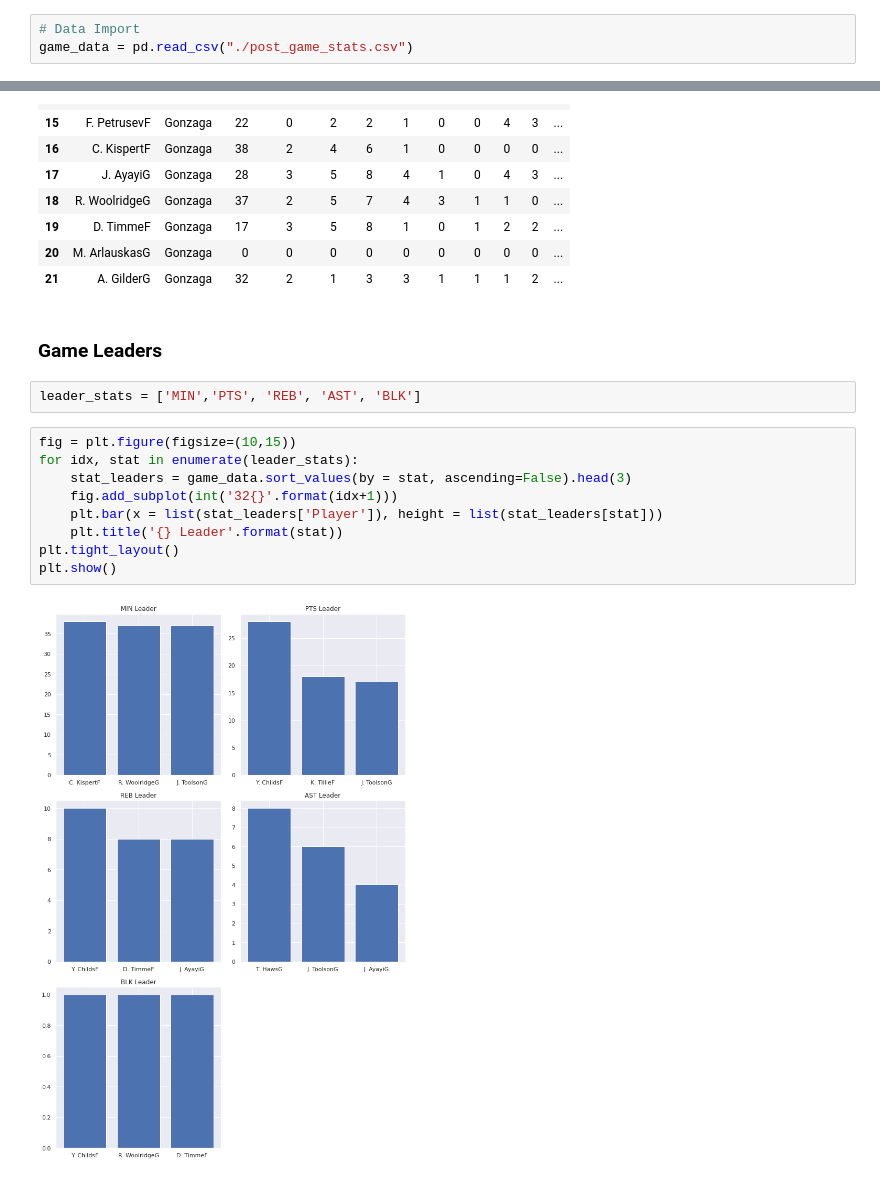
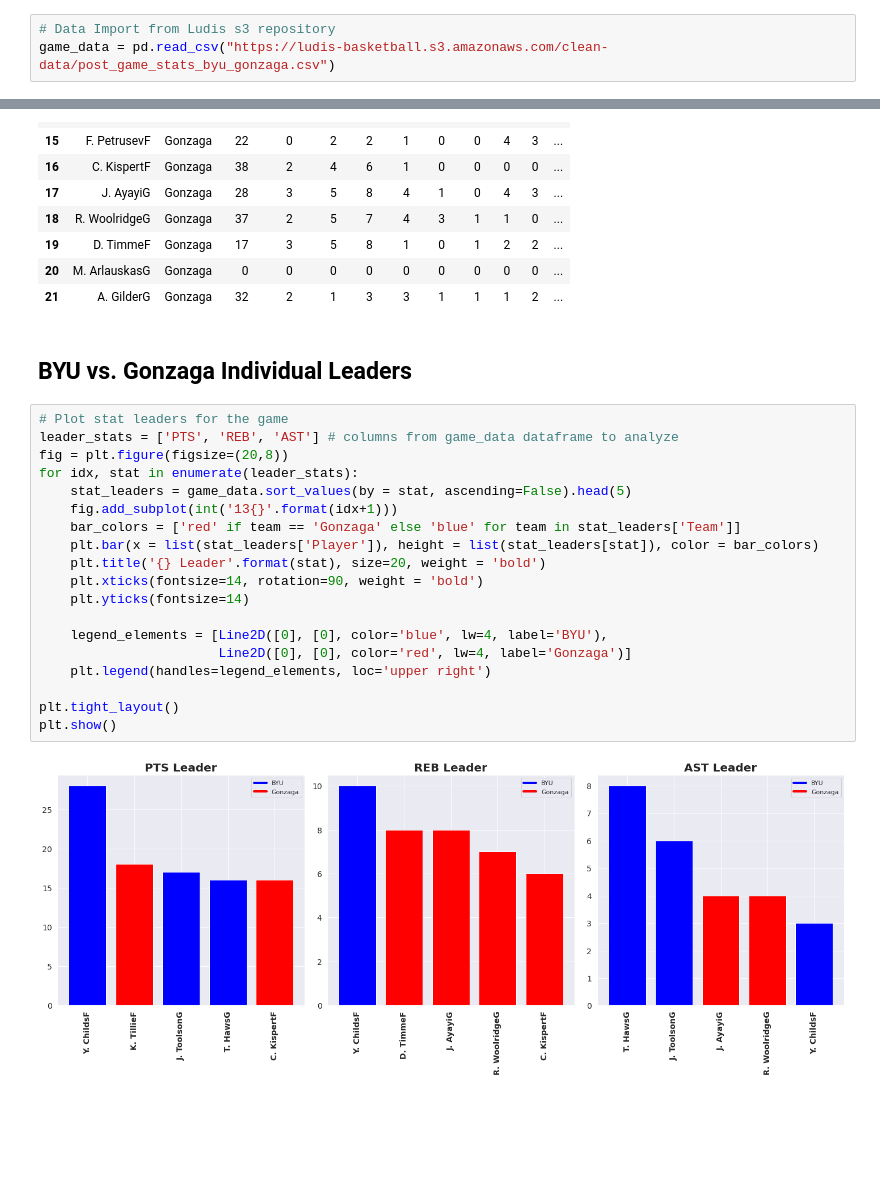
Before and after one commit to natejenkins21/fakereport, a Jupyter notebook: demoreport.ipynb, the cells around one changed output, grey strips where cells are left out. Saved outputs shown, nothing was run; the diff lists cells and outputs as text; blank space fills up the shorter version.

```diff
--- a/demoreport.ipynb
+++ b/demoreport.ipynb
@@ -10,4 +22,4 @@ sns.set()
 # %%
-# Data Import
-game_data = pd.read_csv("./post_game_stats.csv")
+# Data Import from Ludis s3 repository
+game_data = pd.read_csv("https://ludis-basketball.s3.amazonaws.com/clean-data/post_game_stats_byu_gonzaga.csv")
 # %% [markdown]
@@ -46,18 +58,26 @@ gonzaga
 | 19 | D. TimmeF | Gonzaga | 17 | 3 | 5 | 8 | 1 | 0 | 1 | 2 | 2 | ... |
 | 20 | M. ArlauskasG | Gonzaga | 0 | 0 | 0 | 0 | 0 | 0 | 0 | 0 | 0 | ... |
 | 21 | A. GilderG | Gonzaga | 32 | 2 | 1 | 3 | 3 | 1 | 1 | 1 | 2 | ... |
-# %% [markdown]
-### Game Leaders
-# %%
-leader_stats = ['MIN','PTS', 'REB', 'AST', 'BLK']
+# %% [markdown]
+## BYU vs. Gonzaga Individual Leaders
 # %%
-fig = plt.figure(figsize=(10,15))
+# Plot stat leaders for the game
+leader_stats = ['PTS', 'REB', 'AST'] # columns from game_data dataframe to analyze
+fig = plt.figure(figsize=(20,8))
 for idx, stat in enumerate(leader_stats):
-    stat_leaders = game_data.sort_values(by = stat, ascending=False).head(3)
-    fig.add_subplot(int('32{}'.format(idx+1)))
-    plt.bar(x = list(stat_leaders['Player']), height = list(stat_leaders[stat]))
-    plt.title('{} Leader'.format(stat))
+    stat_leaders = game_data.sort_values(by = stat, ascending=False).head(5)
+    fig.add_subplot(int('13{}'.format(idx+1)))
+    bar_colors = ['red' if team == 'Gonzaga' else 'blue' for team in stat_leaders['Team']]
+    plt.bar(x = list(stat_leaders['Player']), height = list(stat_leaders[stat]), color = bar_colors)
+    plt.title('{} Leader'.format(stat), size=20, weight = 'bold')
+    plt.xticks(fontsize=14, rotation=90, weight = 'bold')
+    plt.yticks(fontsize=14)
+
+    legend_elements = [Line2D([0], [0], color='blue', lw=4, label='BYU'),
+                       Line2D([0], [0], color='red', lw=4, label='Gonzaga')]
+    plt.legend(handles=legend_elements, loc='upper right')
+
 plt.tight_layout()
 plt.show()
 # %% [output]
-[figure, old version]
+[figure, new version]
```
Also changed, not shown: parts of 8 cells of this notebook.
